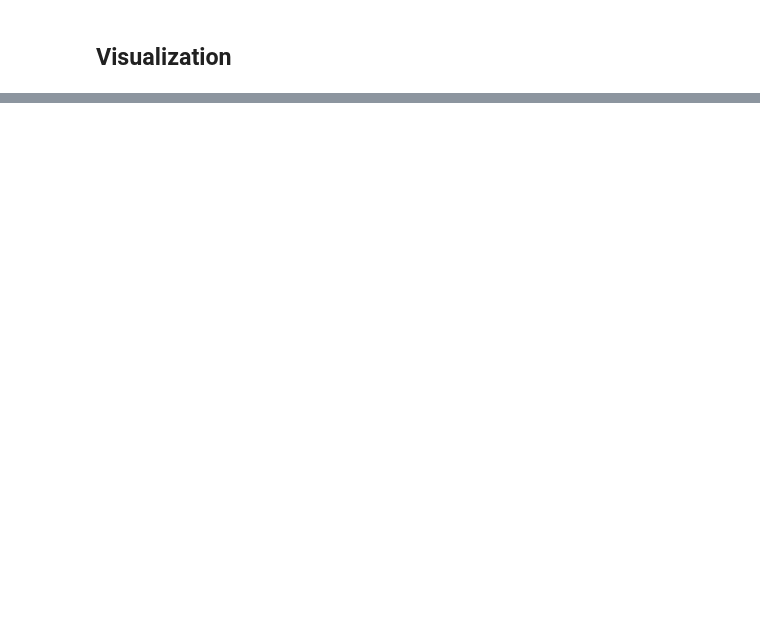
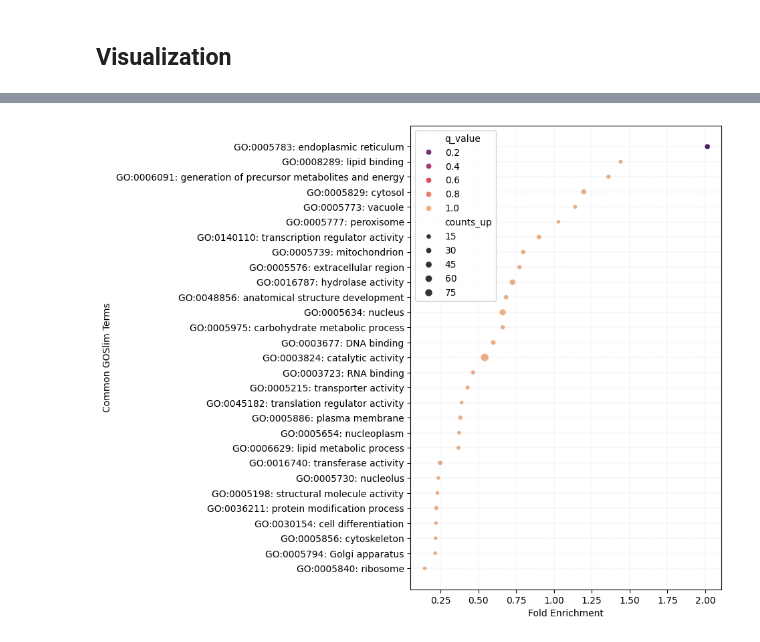
Before and after one commit to yonezawa-sora/pycircos_comaparative_species, a Jupyter notebook: goslim_enrichment/goslim_enrichment.ipynb, the cells around one changed output, grey strips where cells are left out. Cells and saved outputs as stored; diff of their text form; code cells hidden in the pictures; blank space fills up the shorter version.

```diff
--- a/goslim_enrichment/goslim_enrichment.ipynb
+++ b/goslim_enrichment/goslim_enrichment.ipynb
@@ -203,12 +242,3 @@ display(human_goslim_enrichment)
-# %%
-
-rice_goslim_enrichment = fold_enrichment(rice_goslim_up_counts, rice_goslim_all)
-
-human_goslim_enrichment.to_csv(f'{results_directory}/human_goslim_enrichment.tsv', sep='\t', index=False)
-rice_goslim_enrichment.to_csv(f'{results_directory}/rice_goslim_enrichment.tsv', sep='\t', index=False)
-
-display(human_goslim_enrichment)
-display(rice_goslim_enrichment)
 # %% [markdown]
 ## False discovery rate
 
@@ -319,0 +451,23 @@ plt.show()
+# %%
+color = sns.color_palette("flare_r", as_cmap=True)
+
+plt.figure(figsize=(6, 9))
+
+dotplot = sns.scatterplot(
+    data=rice_common,
+    x='fold_enrichment',
+    y='GOSlim',
+    size='counts_up',
+    hue='q_value',
+    palette=color,
+    legend='brief'
+)
+
+plt.grid(color='b', linestyle=':', linewidth=0.1)
+
+plt.xlabel('Fold Enrichment')
+plt.ylabel('Common GOSlim Terms')
+
+plt.show()
+# %% [output]
+[figure, added]
```
Also changed, not shown: parts of 7 cells of this notebook, 14 other files.
